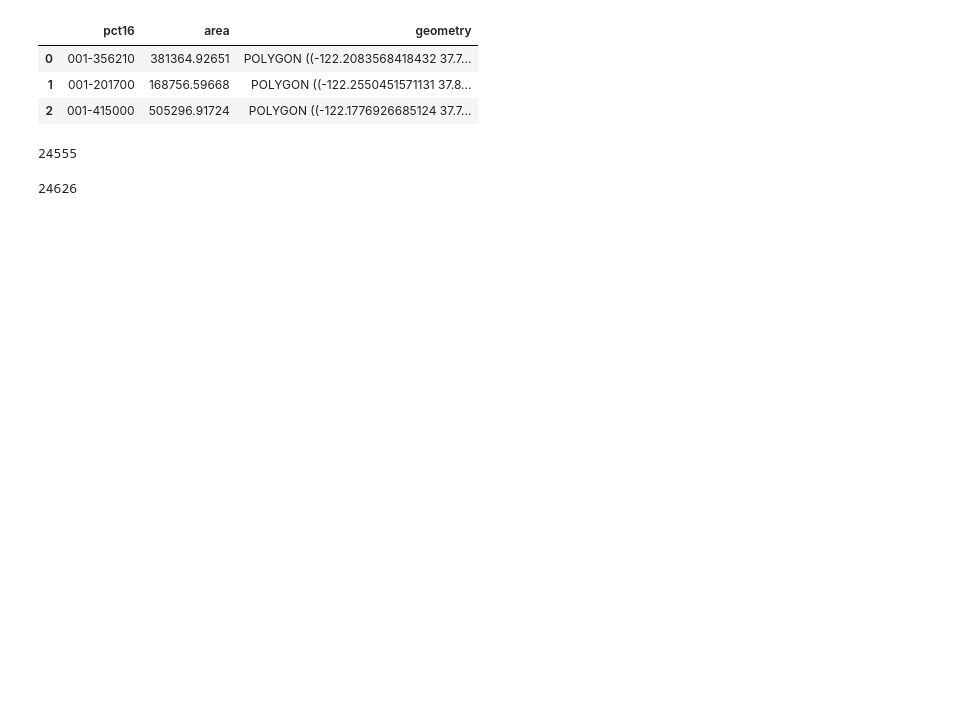
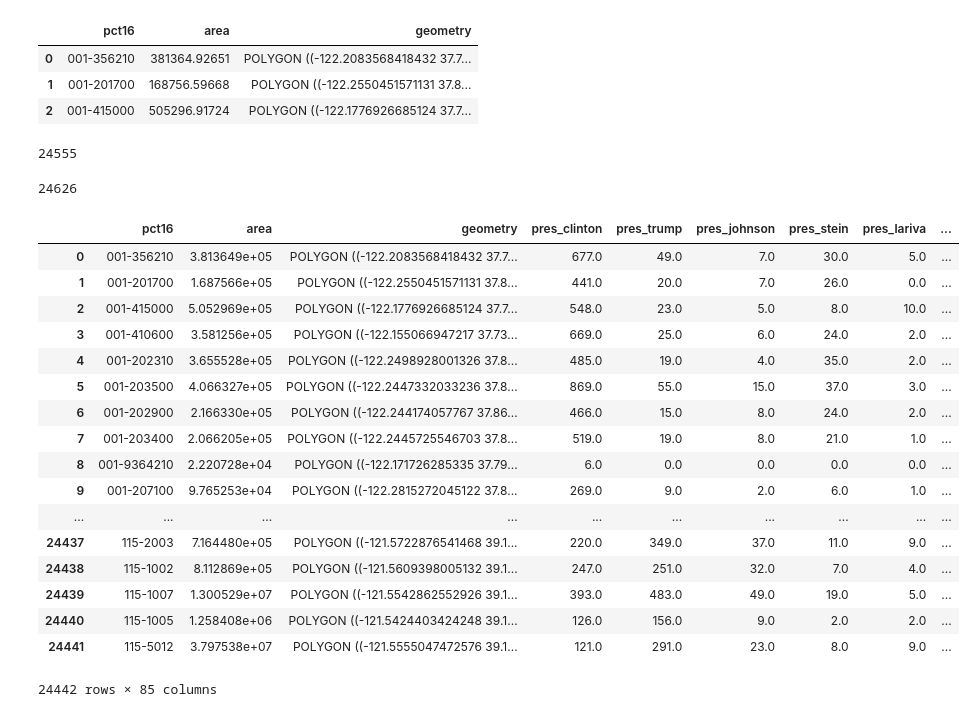
Before and after one commit to melisandeteng/VRDI, a Jupyter notebook: Week 4 project CA/join_data_votes_precincts.ipynb, the cells around one changed output. Drawn from its saved outputs; the diff is of its cells as text; code cells hidden in the pictures; blank space fills up the shorter version.

```diff
--- a/Week 4 project CA/join_data_votes_precincts.ipynb
+++ b/Week 4 project CA/join_data_votes_precincts.ipynb
@@ -39,5 +39,28 @@ len(votes_res)
 merged = precincts.merge(votes_res, how = 'inner', on = 'pct16')
 # %%
 merged = gpd.GeoDataFrame(merged, geometry='geometry')
+# %%
+merged.crs = dups_agg.crs
 # %%
 merged.to_file("LA_times_votes_precincts.shp")
+# %%
+merged
+# %% [output]
+|  | pct16 | area | geometry | pres_clinton | pres_trump | pres_johnson | pres_stein | pres_lariva | ... |
+| 0 | 001-356210 | 3.813649e+05 | POLYGON ((-122.2083568418432 37.7... | 677.0 | 49.0 | 7.0 | 30.0 | 5.0 | ... |
+| 1 | 001-201700 | 1.687566e+05 | POLYGON ((-122.2550451571131 37.8... | 441.0 | 20.0 | 7.0 | 26.0 | 0.0 | ... |
+| 2 | 001-415000 | 5.052969e+05 | POLYGON ((-122.1776926685124 37.7... | 548.0 | 23.0 | 5.0 | 8.0 | 10.0 | ... |
+| 3 | 001-410600 | 3.581256e+05 | POLYGON ((-122.155066947217 37.73... | 669.0 | 25.0 | 6.0 | 24.0 | 2.0 | ... |
+| 4 | 001-202310 | 3.655528e+05 | POLYGON ((-122.2498928001326 37.8... | 485.0 | 19.0 | 4.0 | 35.0 | 2.0 | ... |
+| 5 | 001-203500 | 4.066327e+05 | POLYGON ((-122.2447332033236 37.8... | 869.0 | 55.0 | 15.0 | 37.0 | 3.0 | ... |
+| 6 | 001-202900 | 2.166330e+05 | POLYGON ((-122.244174057767 37.86... | 466.0 | 15.0 | 8.0 | 24.0 | 2.0 | ... |
+| 7 | 001-203400 | 2.066205e+05 | POLYGON ((-122.2445725546703 37.8... | 519.0 | 19.0 | 8.0 | 21.0 | 1.0 | ... |
+| 8 | 001-9364210 | 2.220728e+04 | POLYGON ((-122.171726285335 37.79... | 6.0 | 0.0 | 0.0 | 0.0 | 0.0 | ... |
+| 9 | 001-207100 | 9.765253e+04 | POLYGON ((-122.2815272045122 37.8... | 269.0 | 9.0 | 2.0 | 6.0 | 1.0 | ... |
+| ... | ... | ... | ... | ... | ... | ... | ... | ... | ... |
+| 24437 | 115-2003 | 7.164480e+05 | POLYGON ((-121.5722876541468 39.1... | 220.0 | 349.0 | 37.0 | 11.0 | 9.0 | ... |
+| 24438 | 115-1002 | 8.112869e+05 | POLYGON ((-121.5609398005132 39.1... | 247.0 | 251.0 | 32.0 | 7.0 | 4.0 | ... |
+| 24439 | 115-1007 | 1.300529e+07 | POLYGON ((-121.5542862552926 39.1... | 393.0 | 483.0 | 49.0 | 19.0 | 5.0 | ... |
+| 24440 | 115-1005 | 1.258408e+06 | POLYGON ((-121.5424403424248 39.1... | 126.0 | 156.0 | 9.0 | 2.0 | 2.0 | ... |
+| 24441 | 115-5012 | 3.797538e+07 | POLYGON ((-121.5555047472576 39.1... | 121.0 | 291.0 | 23.0 | 8.0 | 9.0 | ... |
+24442 rows × 85 columns
```
Also changed, not shown: 1 other file.
